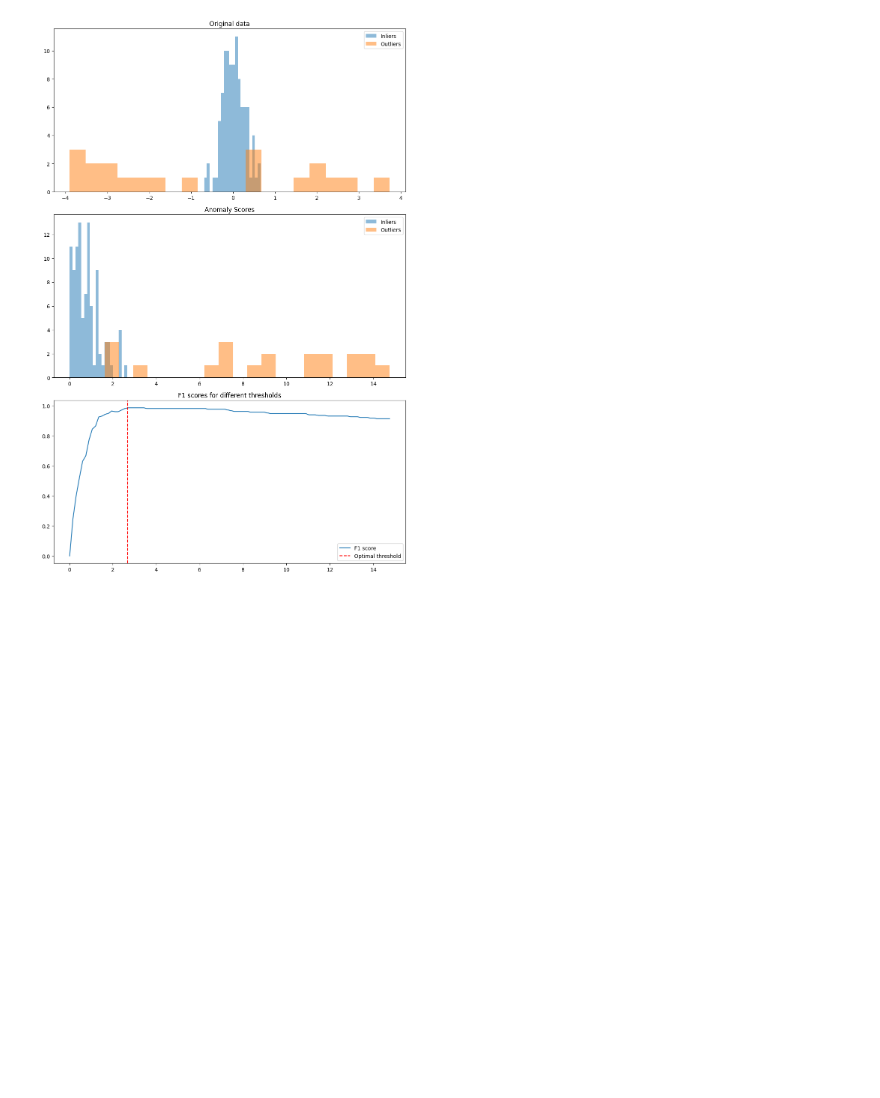
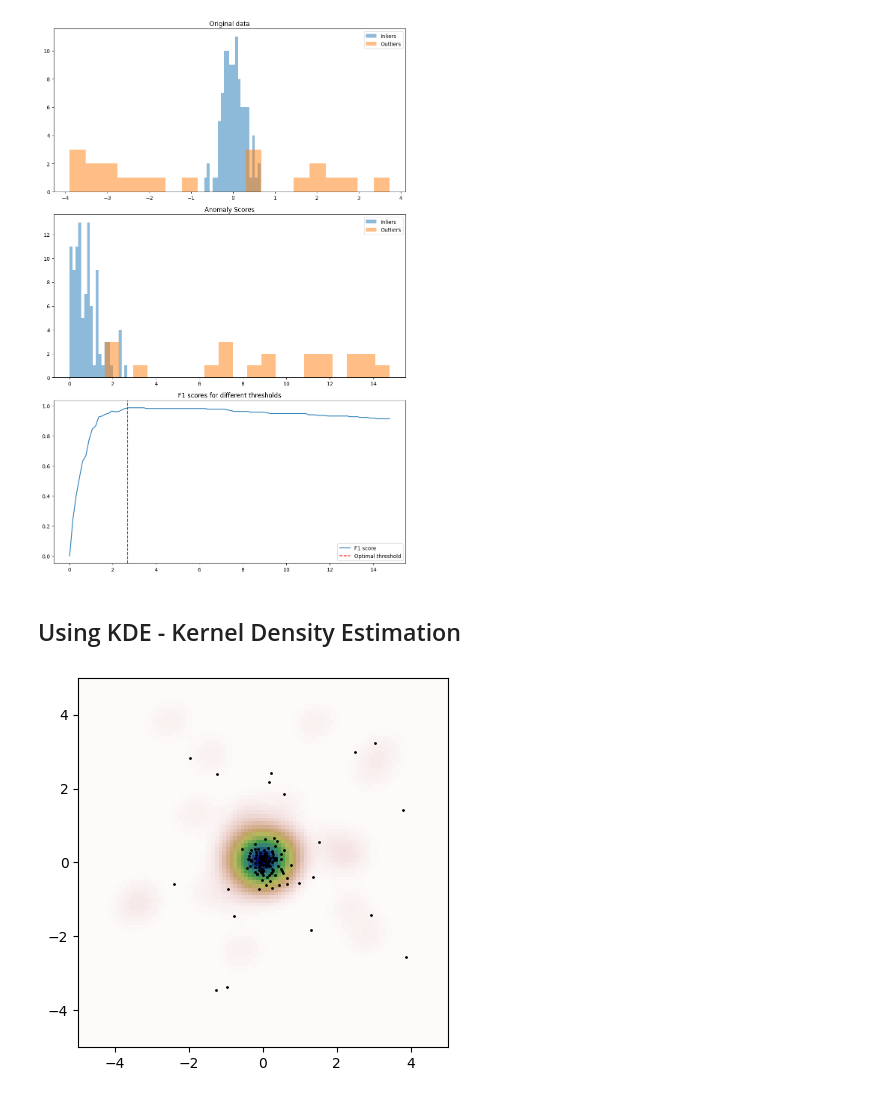
Before and after one commit to contento/lab.jupyter, a Jupyter notebook: anomalies.ipynb, the cells around one changed output. Drawn from its saved outputs; the diff is of its cells as text; code cells hidden in the pictures; blank space fills up the shorter version.

```diff
--- a/anomalies.ipynb
+++ b/anomalies.ipynb
@@ -155,3 +155,33 @@ Precision: 0.8403361344537815
 Recall: 1.0
 F1 score: 0.91324200913242
 [figure]
+# %% [markdown]
+## Using KDE - Kernel Density Estimation
+# %%
+import numpy as np
+import matplotlib.pyplot as plt
+from scipy.stats import gaussian_kde
+
+# Generate some data
+np.random.seed(1)
+X_inliers = 0.3 * np.random.randn(100, 2)
+X_outliers = np.random.uniform(low=-4, high=4, size=(20, 2))
+X = np.concatenate((X_inliers, X_outliers), axis=0)
+
+# Perform a kernel density estimate on the data
+kde = gaussian_kde(X.T)
+
+# Create a grid of points on which to evaluate the KDE
+xx, yy = np.meshgrid(np.linspace(-5, 5, 100), np.linspace(-5, 5, 100))
+zz = np.reshape(kde(np.vstack([xx.ravel(), yy.ravel()])), xx.shape)
+
+# Plot the result
+fig, ax = plt.subplots()
+ax.imshow(np.rot90(zz), cmap=plt.cm.gist_earth_r,
+          extent=[-5, 5, -5, 5])
+ax.plot(X[:, 0], X[:, 1], 'k.', markersize=2)
+ax.set_xlim([-5, 5])
+ax.set_ylim([-5, 5])
+plt.show()
+# %% [output]
+[figure, added]
```
Also changed, not shown: parts of 3 cells of this notebook.
